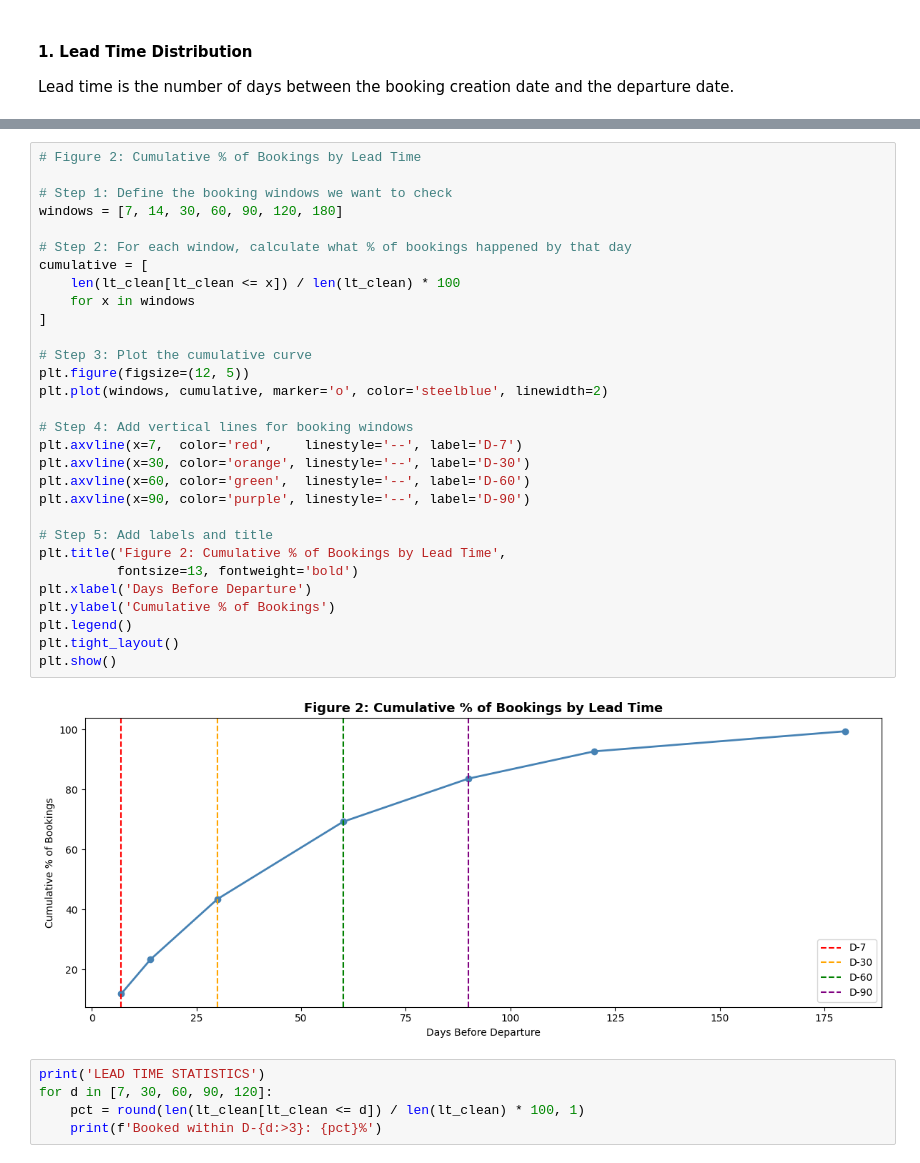
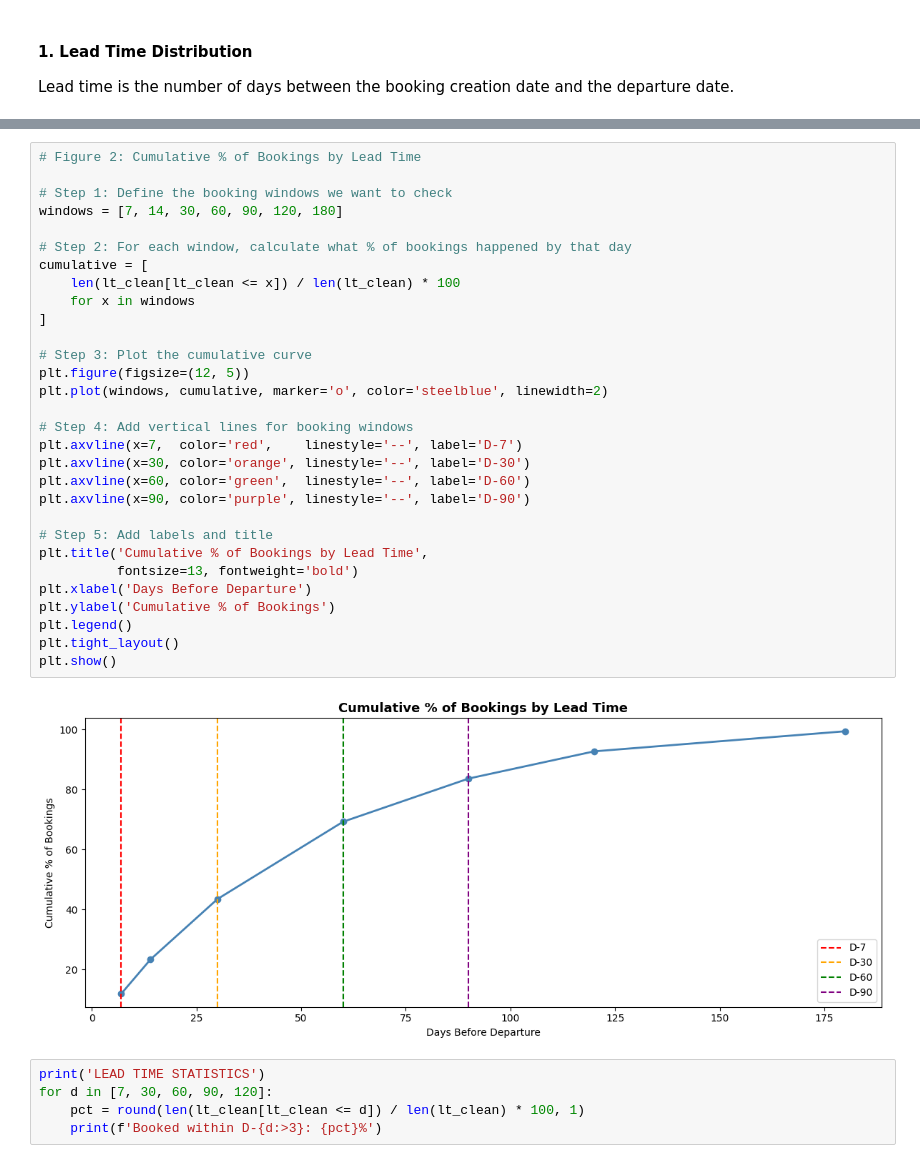
Before and after one commit to VildanaRazumova/thesis-demand-forecasting, a Jupyter notebook: thesis_notebook_final.ipynb, the cells around one changed output, grey strips where cells are left out. Saved outputs shown, nothing was run; the diff lists cells and outputs as text.

```diff
--- a/thesis_notebook_final.ipynb
+++ b/thesis_notebook_final.ipynb
@@ -556,35 +556,35 @@ plt.show()
 # %%
 # Figure 2: Cumulative % of Bookings by Lead Time
 
 # Step 1: Define the booking windows we want to check
 windows = [7, 14, 30, 60, 90, 120, 180]
 
 # Step 2: For each window, calculate what % of bookings happened by that day
 cumulative = [
     len(lt_clean[lt_clean <= x]) / len(lt_clean) * 100
     for x in windows
 ]
 
 # Step 3: Plot the cumulative curve
 plt.figure(figsize=(12, 5))
 plt.plot(windows, cumulative, marker='o', color='steelblue', linewidth=2)
 
 # Step 4: Add vertical lines for booking windows
 plt.axvline(x=7,  color='red',    linestyle='--', label='D-7')
 plt.axvline(x=30, color='orange', linestyle='--', label='D-30')
 plt.axvline(x=60, color='green',  linestyle='--', label='D-60')
 plt.axvline(x=90, color='purple', linestyle='--', label='D-90')
 
 # Step 5: Add labels and title
-plt.title('Figure 2: Cumulative % of Bookings by Lead Time',
+plt.title('Cumulative % of Bookings by Lead Time',
           fontsize=13, fontweight='bold')
 plt.xlabel('Days Before Departure')
 plt.ylabel('Cumulative % of Bookings')
 plt.legend()
 plt.tight_layout()
 plt.show()
 # %% [output]
-[figure, old version]
+[figure, new version]
 # %%
 print('LEAD TIME STATISTICS')
 for d in [7, 30, 60, 90, 120]:
```
Also changed, not shown: parts of 5 cells of this notebook.
